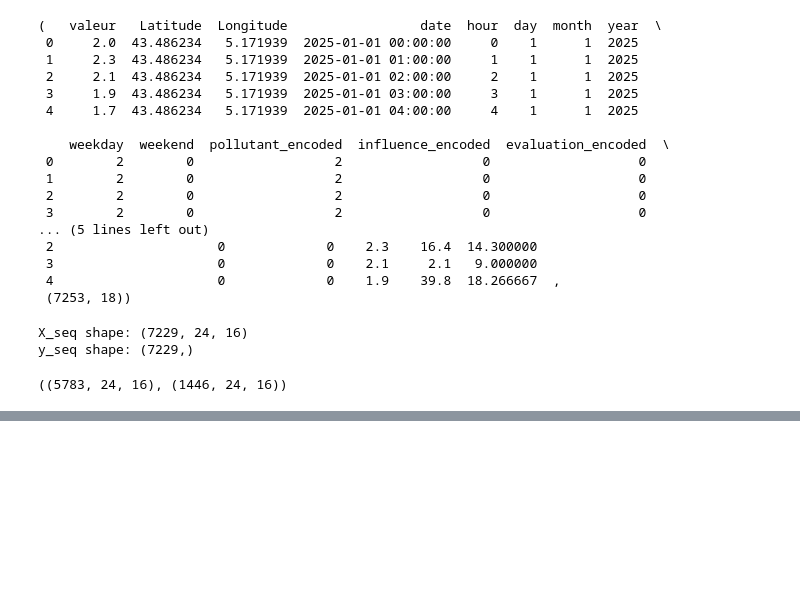
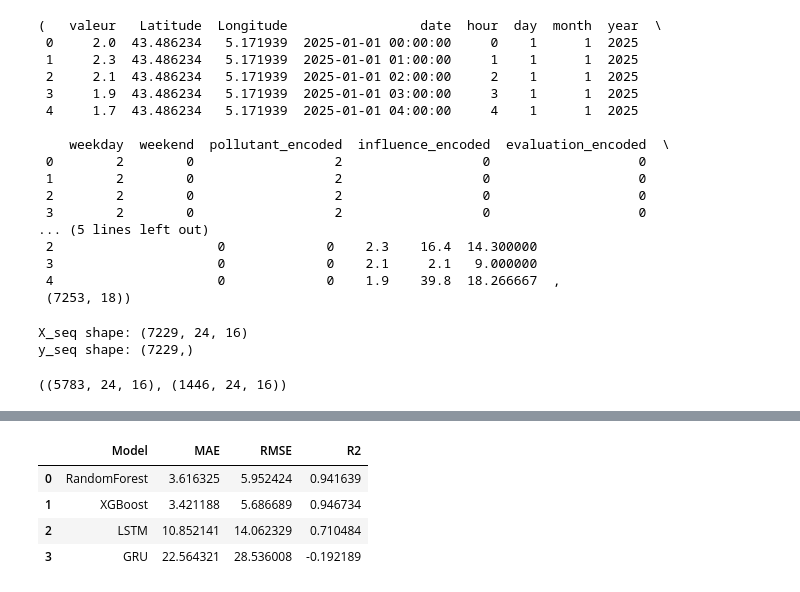
Before and after one commit to JayaSaiKishore7/AirQuality_AnalysisFR, a Jupyter notebook: notebooks/DeepLearning.ipynb, the cells around one changed output, grey strips where cells are left out. Saved outputs shown, nothing was run; the diff lists cells and outputs as text; code cells hidden in the pictures; blank space fills up the shorter version.

```diff
--- a/notebooks/DeepLearning.ipynb
+++ b/notebooks/DeepLearning.ipynb
@@ -236,0 +376,15 @@ R²  : 0.7450
+# %%
+results = pd.DataFrame({
+    "Model": ["RandomForest", "XGBoost", "LSTM", "GRU"],
+    "MAE":   [rf_mae, xgb_mae, mae_lstm, mae_gru],
+    "RMSE":  [rf_rmse, xgb_rmse, rmse_lstm, rmse_gru],
+    "R2":    [rf_r2, xgb_r2, r2_lstm, r2_gru],
+})
+
+results
+# %% [output]
+|  | Model | MAE | RMSE | R2 |
+| 0 | RandomForest | 3.616325 | 5.952424 | 0.941639 |
+| 1 | XGBoost | 3.421188 | 5.686689 | 0.946734 |
+| 2 | LSTM | 10.852141 | 14.062329 | 0.710484 |
+| 3 | GRU | 22.564321 | 28.536008 | -0.192189 |
```
Also changed, not shown: parts of 16 cells of this notebook.
